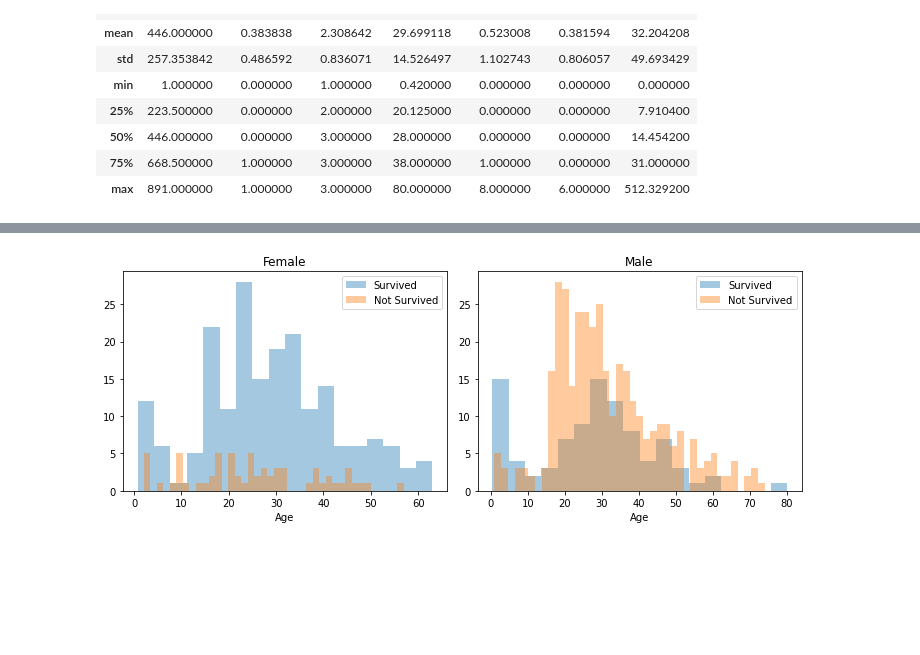
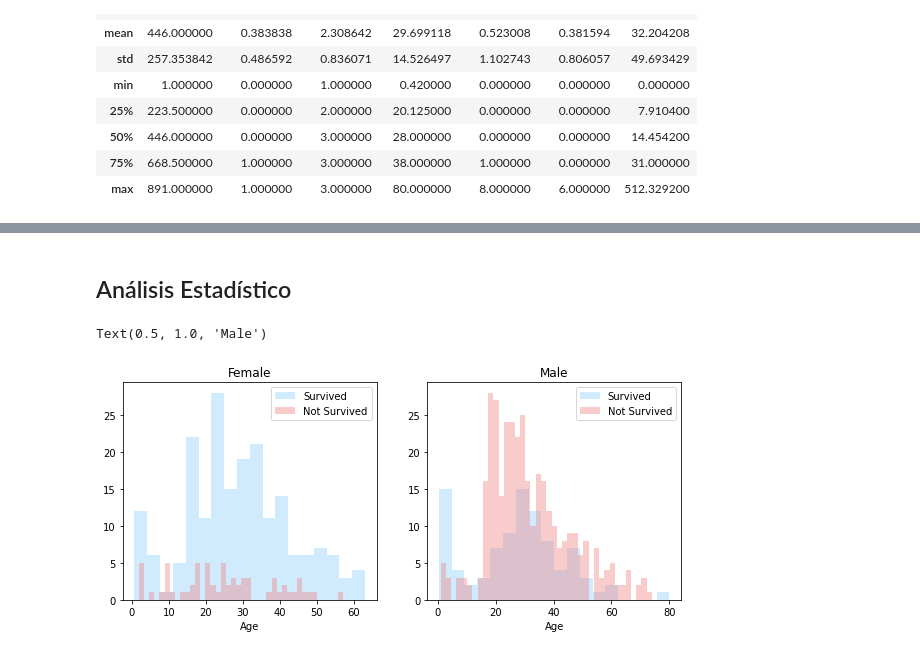
Before and after one commit to A01749373/retoTitanic, a Jupyter notebook: retoTitanic.ipynb, the cells around one changed output, grey strips where cells are left out. Saved outputs shown, nothing was run; the diff lists cells and outputs as text; code cells hidden in the pictures; blank space fills up the shorter version.

```diff
--- a/retoTitanic.ipynb
+++ b/retoTitanic.ipynb
@@ -170,20 +238,23 @@ df_gender
+# %% [markdown]
+## Análisis Estadístico
 # %%
 survived = 'Survived'
 not_survived = 'Not Survived'
 
-fig, axes = plt.subplots(nrows=1, ncols=2,figsize=(10, 4))
+fig, axes = plt.subplots(nrows = 1, ncols = 2, figsize = (10, 4))
 
-women = df_train[df_train['Sex']=='female']
-men = df_train[df_train['Sex']=='male']
+women = df_train[df_train['Sex'] == 'female']
+men = df_train[df_train['Sex'] == 'male']
 
-ax = sns.distplot(women[women['Survived'] == 1].Age.dropna(), bins=18, label = survived, ax = axes[0], kde =False)
-ax = sns.distplot(women[women['Survived'] == 0].Age.dropna(), bins=40, label = not_survived, ax = axes[0], kde =False)
+ax = sns.distplot(women[women['Survived'] == 1].Age.dropna(), bins = 18, label = survived, ax = axes[0], kde = False, color = 'lightskyblue')
+ax = sns.distplot(women[women['Survived'] == 0].Age.dropna(), bins = 40, label = not_survived, ax = axes[0], kde = False, color = 'lightcoral')
 ax.legend()
 ax.set_title('Female')
 
-ax = sns.distplot(men[men['Survived'] == 1].Age.dropna(), bins=18, label = survived, ax = axes[1], kde = False)
-ax = sns.distplot(men[men['Survived'] == 0].Age.dropna(), bins=40, label = not_survived, ax = axes[1], kde = False)
+ax = sns.distplot(men[men['Survived'] == 1].Age.dropna(), bins=18, label = survived, ax = axes[1], kde = False, color = 'lightskyblue')
+ax = sns.distplot(men[men['Survived'] == 0].Age.dropna(), bins=40, label = not_survived, ax = axes[1], kde = False, color = 'lightcoral')
 ax.legend()
-_ = ax.set_title('Male')
+ax.set_title('Male')
 # %% [output]
+Text(0.5, 1.0, 'Male')
-[figure, old version]
+[figure, new version]
```
Also changed, not shown: parts of 66 cells of this notebook.
